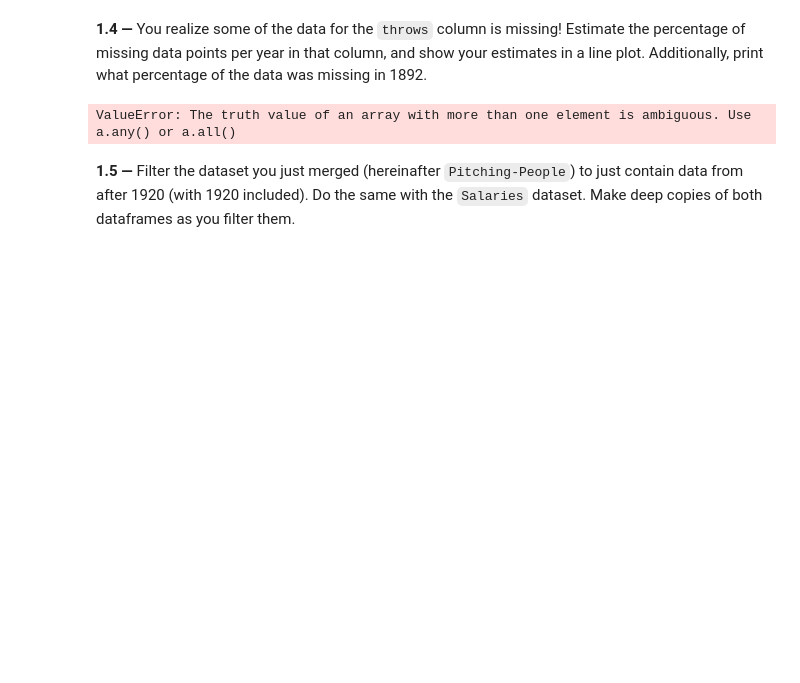
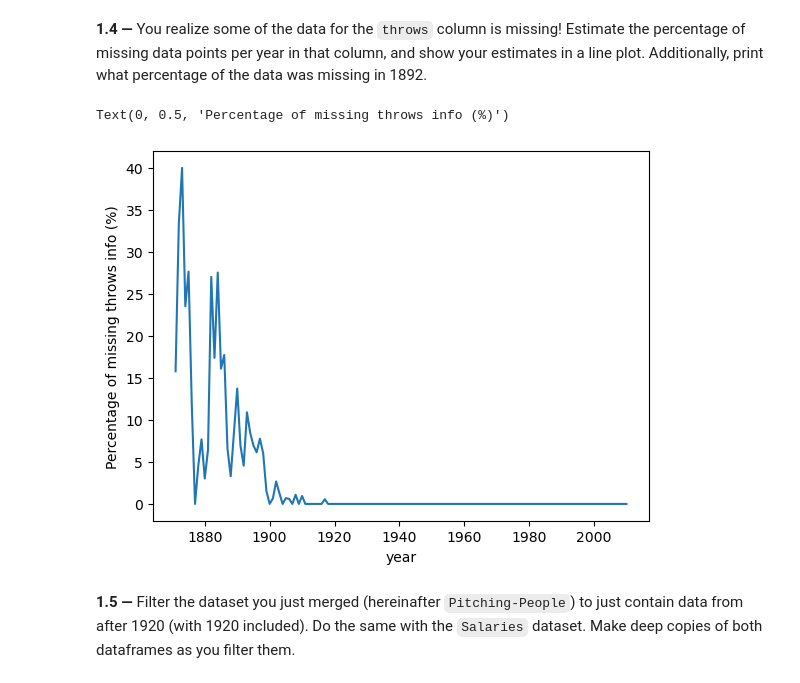
Before and after one commit to adacalypse/movie-datastory, a Jupyter notebook: Homework_1/h1_olivia.ipynb, the cells around one changed output. Drawn from its saved outputs; the diff is of its cells as text; code cells hidden in the pictures; blank space fills up the shorter version.

```diff
--- a/Homework_1/h1_olivia.ipynb
+++ b/Homework_1/h1_olivia.ipynb
@@ -99,12 +99,15 @@ People = pd.read_csv(DATAFOLDER + 'core/People.csv')
 Salaries = pd.read_csv(DATAFOLDER + 'contrib/Salaries.csv')
 Pitching = pd.read_csv(DATAFOLDER + 'core/Pitching.csv')
 
-Salaries = Salaries[Salaries['yearID'] <= 2010]
-Pitching = Pitching[Pitching['yearID'] <= 2010]
+Salaries_filtered = Salaries.copy()
+Salaries_filtered = Salaries_filtered[Salaries['yearID'] <= 2010]
+Pitching_filtered = Pitching.copy()
+Pitching_filtered = Pitching_filtered[Pitching_filtered['yearID'] <= 2010]
 
-Salaries = Salaries[~Salaries.duplicated(Salaries[['playerID', 'yearID']], keep='first').values]
+Salaries_NoDuplicates = Salaries_filtered.copy()
+Salaries_NoDuplicates = Salaries_filtered[~Salaries_filtered.duplicated(Salaries[['playerID', 'yearID']], keep='first').values]
 
 display(People)
-display(Salaries)
-display(Pitching)
+display(Salaries_NoDuplicates)
+display(Pitching_filtered)
 # %% [output]
@@ -114,9 +155,10 @@ FileNotFoundError: [Errno 2] No such file or directory: './data/baseballdatabank
 
 Hint: Remember NaNs!
 # %%
-People = People[(People['throws'] == 'L') | (People['throws'] == 'R')]
+People_filt_throws = People.copy()
+People_filt_throws = People_filt_throws[(People_filt_throws['throws'] == 'L') | (People_filt_throws['throws'] == 'R')]
 
-People
+People_filt_throws
 # %% [output]
 |  | playerID | birthYear | birthMonth | birthDay | birthCountry | birthState | birthCity | deathYear | deathMonth | ... |
 | 0 | aardsda01 | 1981.0 | 12.0 | 27.0 | USA | CO | Denver | NaN | NaN | ... |
@@ -134,9 +176,11 @@ People
 # %% [markdown]
 **1.3 —** Merge the `People` dataframe with the `Pitching` dataframe. Your merge should populate the pitching data with statistics about the players. Print the resulting dataframe.
 # %%
-Pitching = Pitching.merge(People, how = 'left', on = 'playerID')
+Pitching_People = Pitching_filtered.copy()
 
-Pitching
+Pitching_People = Pitching_People.merge(People_filt_throws, how = 'left', on = 'playerID')
+
+Pitching_People
 # %% [output]
 |  | playerID | yearID | stint | teamID | lgID | W | L | G | GS | CG | ... | ... |
 | 0 | bechtge01 | 1871 | 1 | PH1 | NaN | 1 | 2 | 3 | 3 | 2 | ... | ... |
@@ -154,16 +198,16 @@ Pitching
 # %% [markdown]
 **1.4 —** You realize some of the data for the `throws` column is missing! Estimate the percentage of missing data points per year in that column, and show your estimates in a line plot. Additionally, print what percentage of the data was missing in 1892.
 # %%
-missing_percent = Pitching.groupby(by = 'yearID')['throws'].apply(lambda x: pd.Series({
-        'throws': x.isnan().sum()
-    }))
-missing_percent['missing_amount'] = np.zeros((missing_percent.shape[0], 1))
+missing_percent = Pitching_People.copy()
 
-missing_percent['throws'].values[1]
+missing_percent = missing_percent.groupby(by = 'yearID')['throws'].apply(lambda x: x.isna().sum()/x.shape[0] * 100).reset_index()
+missing_percent.rename(columns = {'throws': 'NaN_percentage'}, inplace = True)
 
-for i in range(missing_percent.shape[0]):
-    missing_percent.missing_amount[i] = missing_percent['throws'].values[missing_percent['throws'].values == np.NaN].shape[0] / missing_percent['throws'].values[i].shape[0]
+plt.plot(missing_percent['yearID'], missing_percent['NaN_percentage'])
+plt.xlabel('year')
+plt.ylabel('Percentage of missing throws info (%)')
 # %% [output]
-ValueError: The truth value of an array with more than one element is ambiguous. Use a.any() or a.all()
+Text(0, 0.5, 'Percentage of missing throws info (%)')
+[figure, added]
 # %% [markdown]
 **1.5 —** Filter the dataset you just merged (hereinafter `Pitching-People`) to just contain data from after 1920 (with 1920 included). Do the same with the `Salaries` dataset. Make deep copies of both dataframes as you filter them.
```
Also changed, not shown: parts of 5 cells of this notebook.
